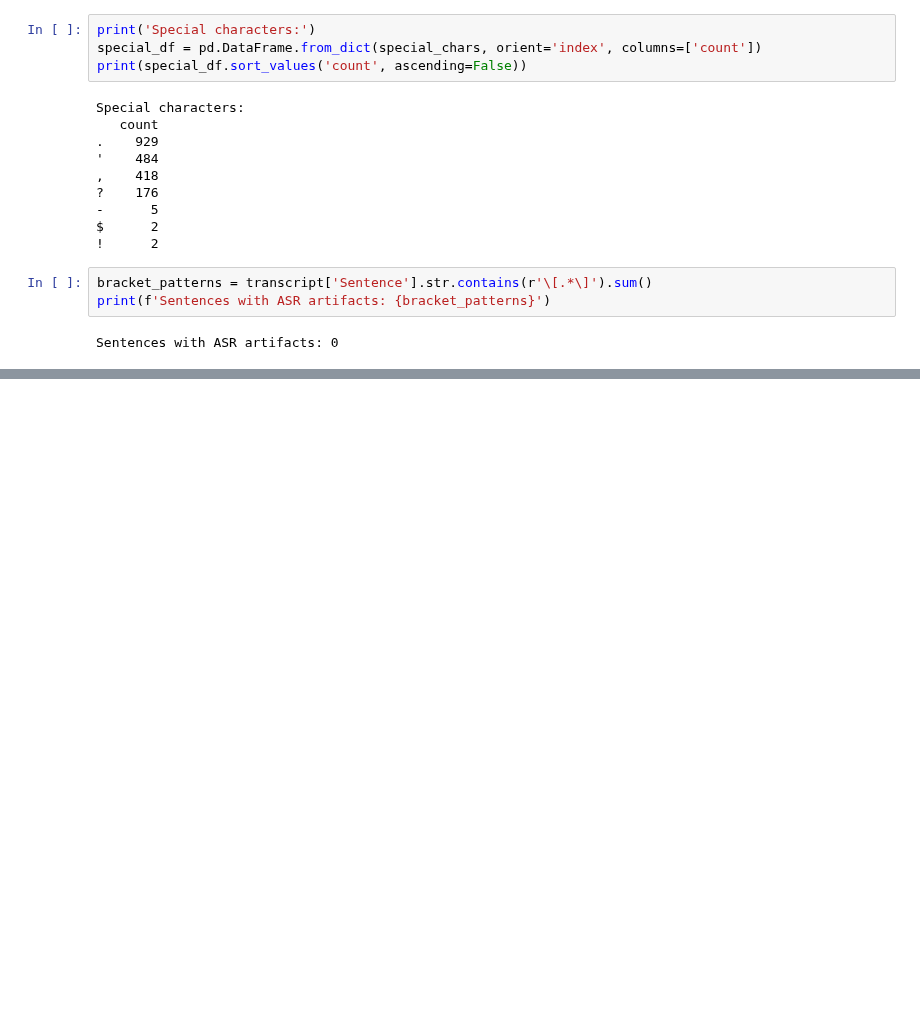
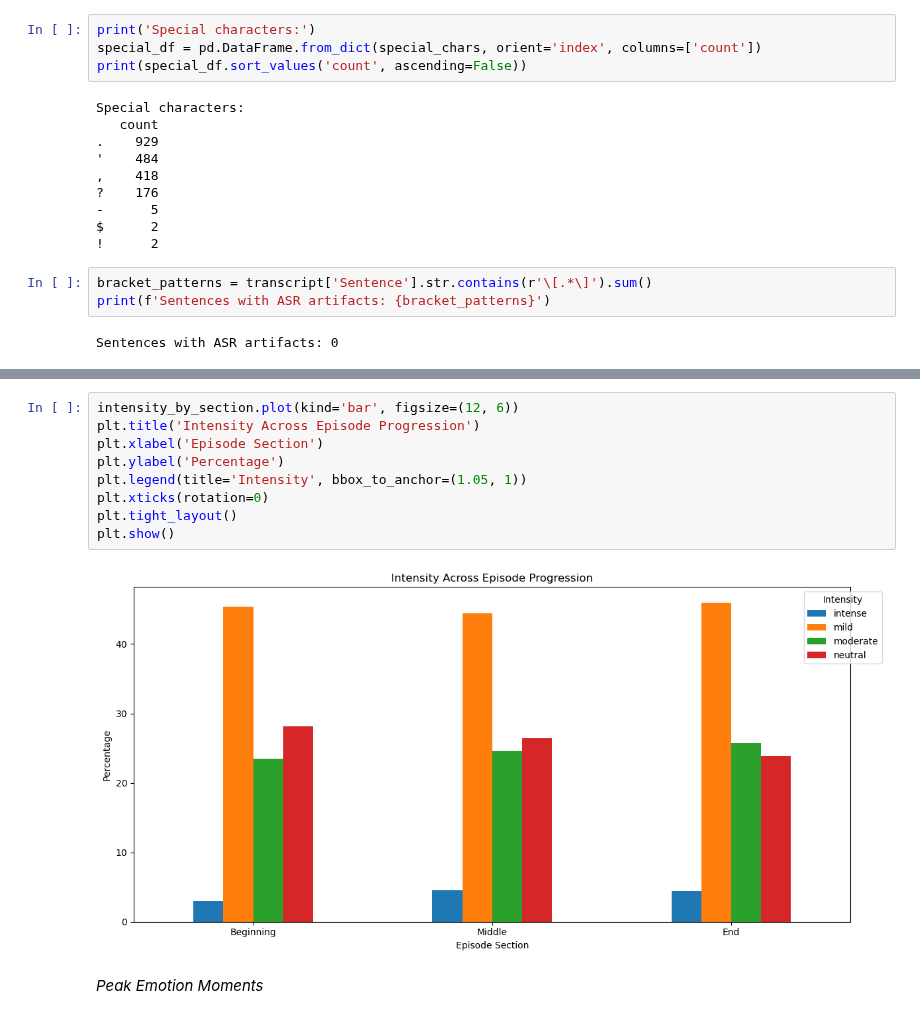
Before and after one commit to dafaqboomduck/nlp-project, a Jupyter notebook: Notebooks/Data_quality_report.ipynb, the cells around one changed output, grey strips where cells are left out. Drawn from its saved outputs; the diff is of its cells as text; blank space fills up the shorter version.

```diff
--- a/Notebooks/Data_quality_report.ipynb
+++ b/Notebooks/Data_quality_report.ipynb
@@ -587,0 +681,13 @@ Sentences with ASR artifacts: 0
+# %%
+intensity_by_section.plot(kind='bar', figsize=(12, 6))
+plt.title('Intensity Across Episode Progression')
+plt.xlabel('Episode Section')
+plt.ylabel('Percentage')
+plt.legend(title='Intensity', bbox_to_anchor=(1.05, 1))
+plt.xticks(rotation=0)
+plt.tight_layout()
+plt.show()
+# %% [output]
+[figure, added]
+# %% [markdown]
+*Peak Emotion Moments*
```
Also changed, not shown: parts of 25 cells of this notebook.
